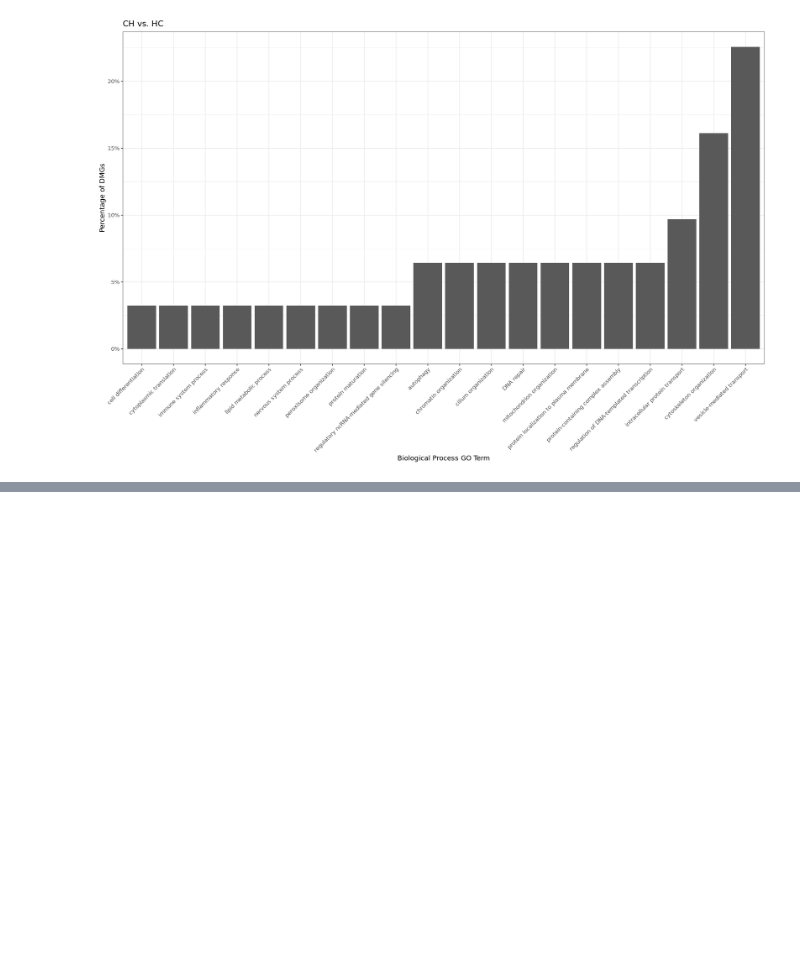
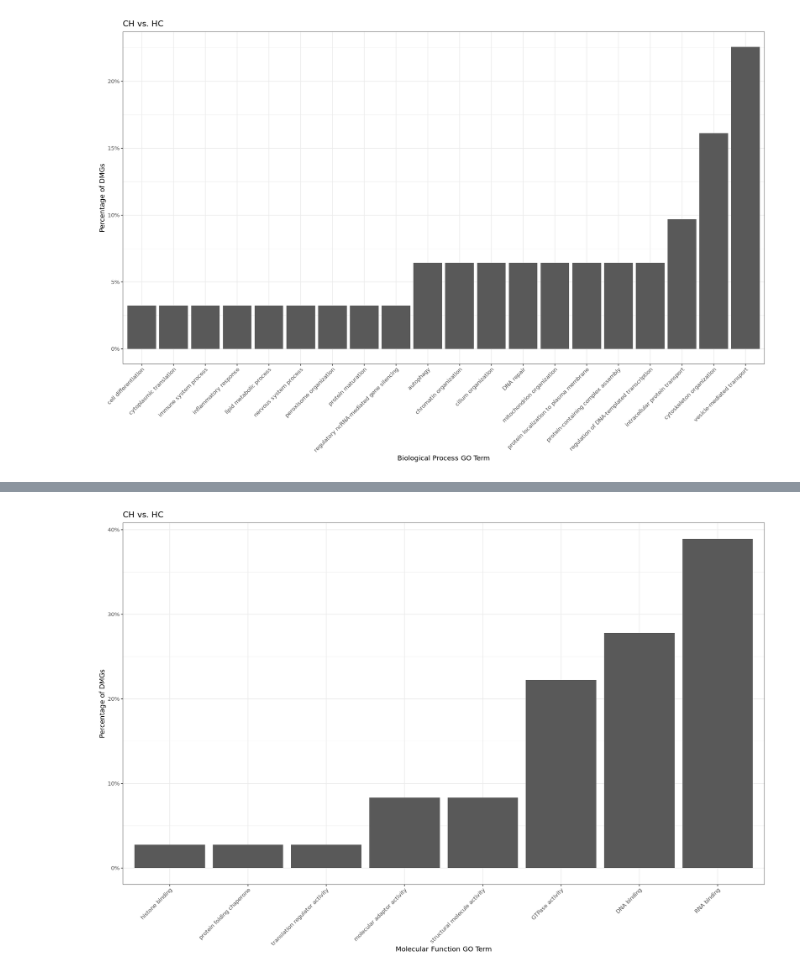
Before and after one commit to jgmcdonough/CE18_methylRAD_analysis, a Jupyter notebook: analysis/DMGs_analysis/HC_genes_2.0.ipynb, the cells around one changed output, grey strips where cells are left out. Cells and saved outputs as stored; diff of their text form; code cells hidden in the pictures; blank space fills up the shorter version.

Commit message:
re ran code so regenerated figures

```diff
--- a/analysis/DMGs_analysis/HC_genes_2.0.ipynb
+++ b/analysis/DMGs_analysis/HC_genes_2.0.ipynb
@@ -1335,0 +1380,6 @@ ggplot(go_term_percentages, aes(x = reorder(GO_Term, percentage), y = percentage
+# %%
+# Map genes to GO Slim terms
+gene_goslim_data <- merge(gene2GO, goslim_data_mf, by.x = "GO_ID", by.y = "GO_ID")
+gene_goslim_data <- merge(CHgeneList, gene_goslim_data, by.x = "gene", by.y = "gene")
+
+head(gene_goslim_data)
@@ -1335,0 +1396,19 @@ ggplot(go_term_percentages, aes(x = reorder(GO_Term, percentage), y = percentage
+# %%
+# Calculate the total number of genes
+total_genes <- length(unique(gene_goslim_data$gene))
+
+# Count the occurrences of each GO term and calculate the percentage
+go_term_percentages <- gene_goslim_data %>%
+  group_by(GO_Term) %>%
+  summarise(count = n()) %>%
+  mutate(percentage = (count / total_genes) * 100)
+
+# Create the bar plot
+ggplot(go_term_percentages, aes(x = reorder(GO_Term, percentage), y = percentage)) +
+  geom_bar(stat = "identity") +
+  labs(title = "CH vs. HC", x = "Molecular Function GO Term", y = "Percentage of DMGs") +
+  theme_bw() +
+  theme(axis.text.x = element_text(angle = 45, hjust = 1)) +
+  scale_y_continuous(labels = function(x) paste0(round(x, 2), "%"))
+# %% [output]
+[figure, added]
```
Also changed, not shown: parts of 5 cells of this notebook, 3 other files.
